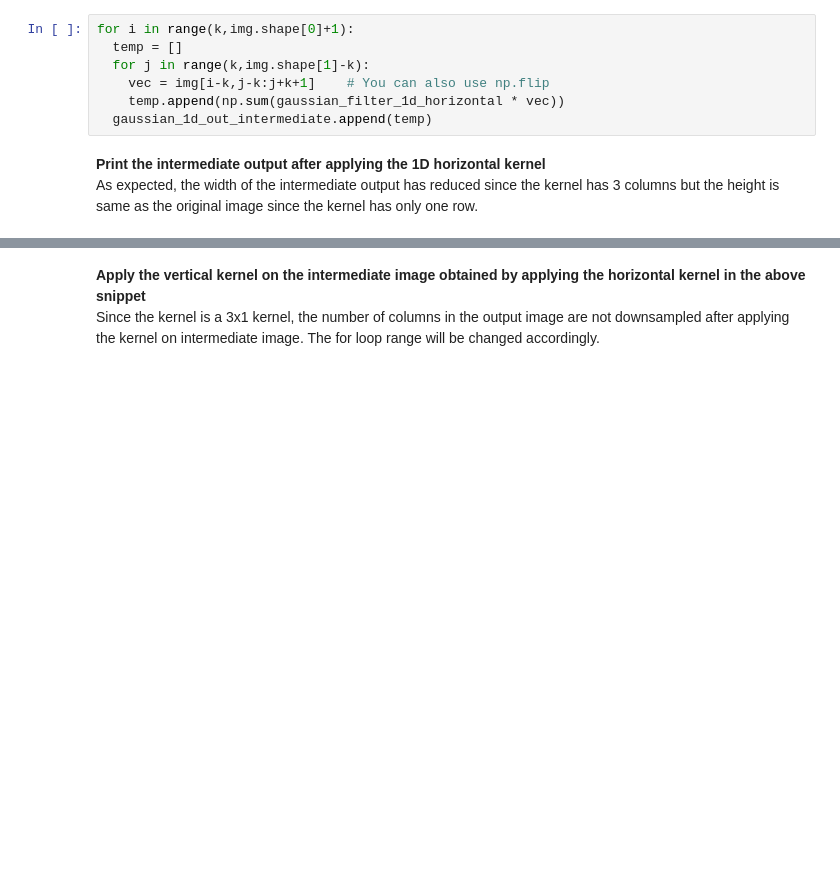
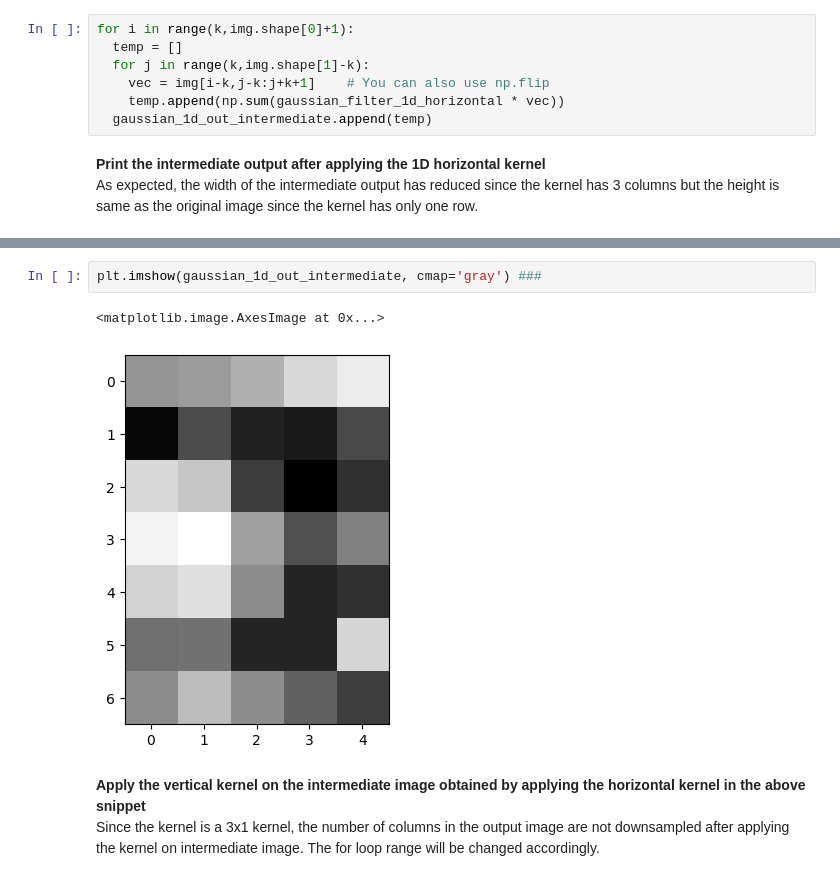
Before and after one commit to bibasrairockz/Image-processing-numpy, a Jupyter notebook: notebook.ipynb, the cells around one changed output, grey strips where cells are left out. Drawn from its saved outputs; the diff is of its cells as text; blank space fills up the shorter version.

```diff
--- a/notebook.ipynb
+++ b/notebook.ipynb
@@ -1226,3 +1271,8 @@ array([[190.5 , 107.  , 104.5 , 163.25, 132.  ],
+# %%
+plt.imshow(gaussian_1d_out_intermediate, cmap='gray') ###
+# %% [output]
+<matplotlib.image.AxesImage at 0x...>
+[figure, added]
 # %% [markdown]
 **Apply the vertical kernel on the intermediate image obtained by applying the horizontal kernel in the above snippet**<br>
 Since the kernel is a 3x1 kernel, the number of columns in the output image are not downsampled after applying the kernel on intermediate image. The for loop range will be changed accordingly.
```
Also changed, not shown: parts of 29 cells of this notebook.
